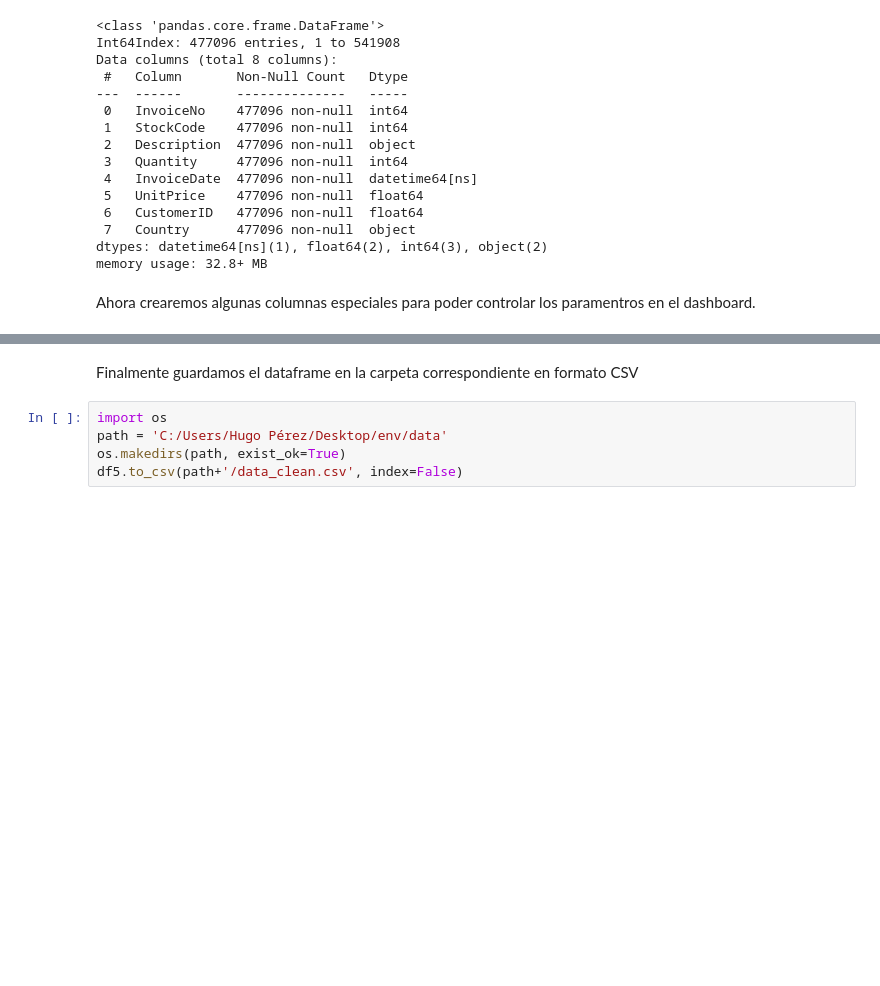
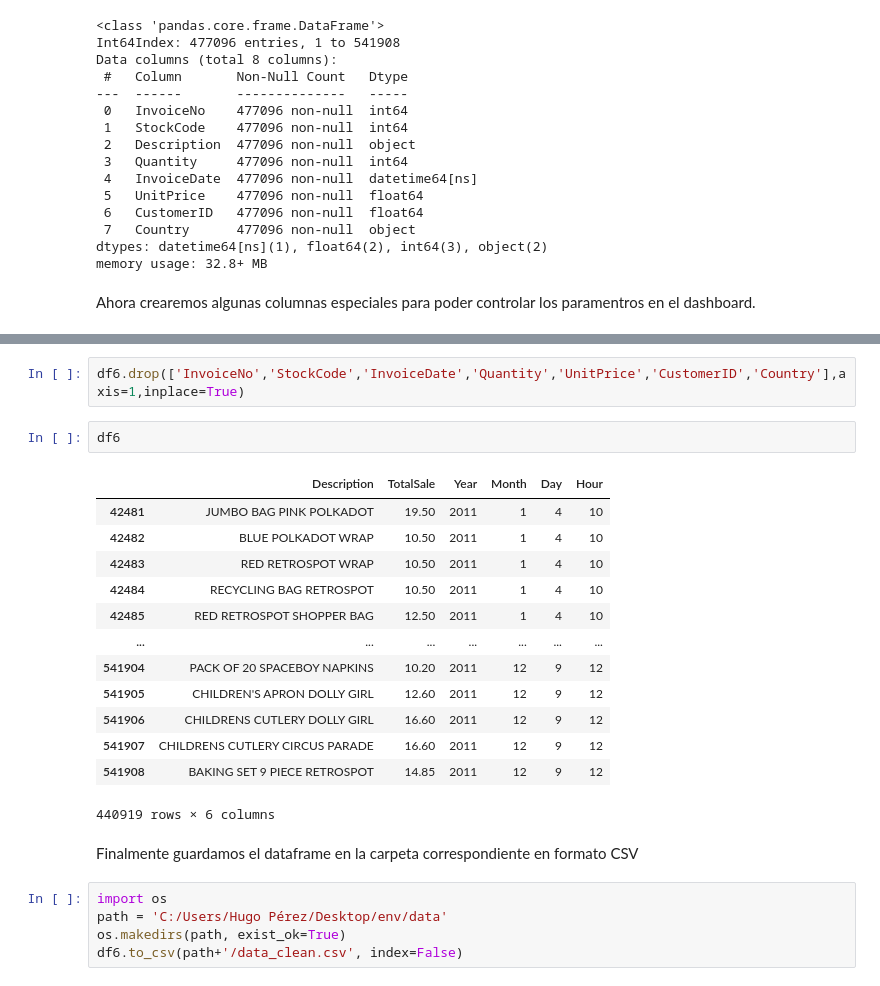
Before and after one commit to Izxyx/analisis_ecommerce, a Jupyter notebook: analisis_ecommerce.ipynb, the cells around one changed output, grey strips where cells are left out. Cells and saved outputs as stored; diff of their text form; blank space fills up the shorter version.

```diff
--- a/analisis_ecommerce.ipynb
+++ b/analisis_ecommerce.ipynb
@@ -365,7 +390,25 @@ df5.head()
+# %%
+df6.drop(['InvoiceNo','StockCode','InvoiceDate','Quantity','UnitPrice','CustomerID','Country'],axis=1,inplace=True)
+# %%
+df6
+# %% [output]
+|  | Description | TotalSale | Year | Month | Day | Hour |
+| 42481 | JUMBO BAG PINK POLKADOT | 19.50 | 2011 | 1 | 4 | 10 |
+| 42482 | BLUE POLKADOT WRAP | 10.50 | 2011 | 1 | 4 | 10 |
+| 42483 | RED RETROSPOT WRAP | 10.50 | 2011 | 1 | 4 | 10 |
+| 42484 | RECYCLING BAG RETROSPOT | 10.50 | 2011 | 1 | 4 | 10 |
+| 42485 | RED RETROSPOT SHOPPER BAG | 12.50 | 2011 | 1 | 4 | 10 |
+| ... | ... | ... | ... | ... | ... | ... |
+| 541904 | PACK OF 20 SPACEBOY NAPKINS | 10.20 | 2011 | 12 | 9 | 12 |
+| 541905 | CHILDREN'S APRON DOLLY GIRL | 12.60 | 2011 | 12 | 9 | 12 |
+| 541906 | CHILDRENS CUTLERY DOLLY GIRL | 16.60 | 2011 | 12 | 9 | 12 |
+| 541907 | CHILDRENS CUTLERY CIRCUS PARADE | 16.60 | 2011 | 12 | 9 | 12 |
+| 541908 | BAKING SET 9 PIECE RETROSPOT | 14.85 | 2011 | 12 | 9 | 12 |
+440919 rows × 6 columns
 # %% [markdown]
 Finalmente guardamos el dataframe en la carpeta correspondiente en formato CSV
 # %%
 import os
 path = 'C:/Users/Hugo Pérez/Desktop/env/data'
 os.makedirs(path, exist_ok=True)
-df5.to_csv(path+'/data_clean.csv', index=False)
+df6.to_csv(path+'/data_clean.csv', index=False)
```
Also changed, not shown: parts of 5 cells of this notebook, 2 other files.
